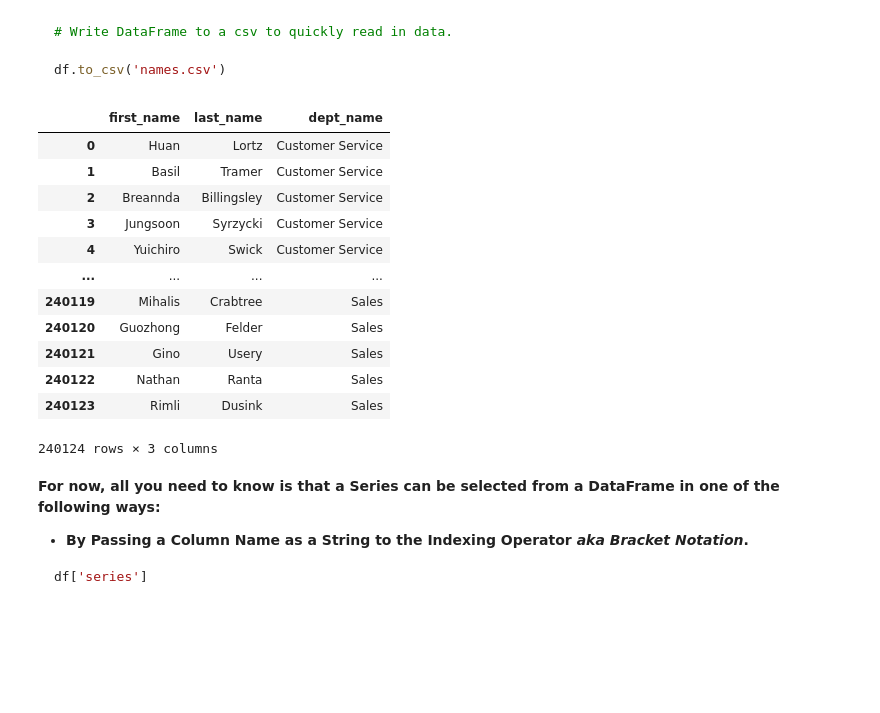
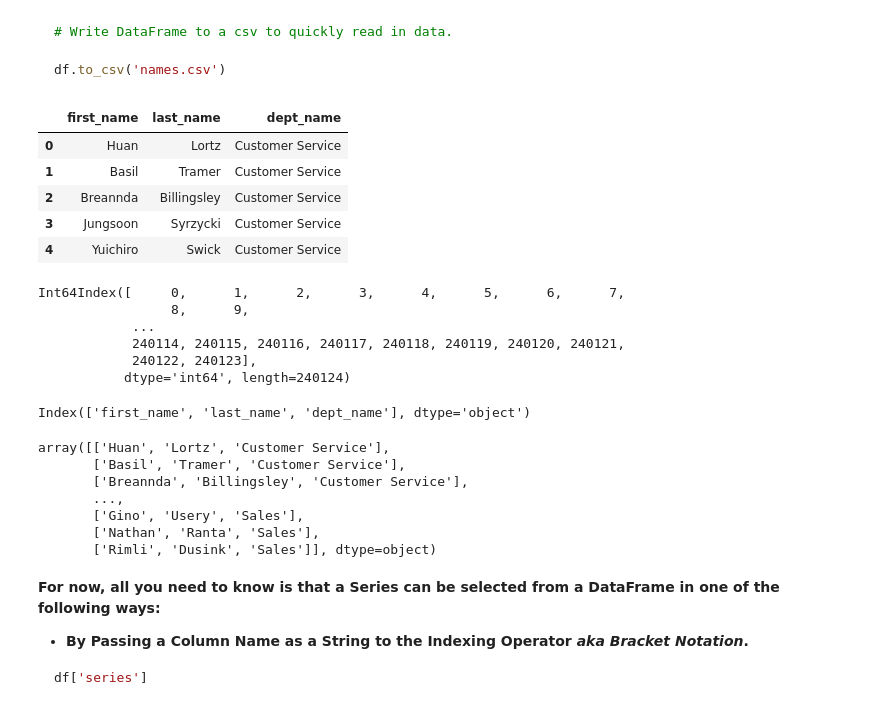
Before and after one commit to faithkane3/e_python, a Jupyter notebook: pandas_series_lesson.ipynb, the cells around one changed output. Saved outputs shown, nothing was run; the diff lists cells and outputs as text; code cells hidden in the pictures; blank space fills up the shorter version.

Commit message:
Commit my created dataframe and series images

```diff
--- a/pandas_series_lesson.ipynb
+++ b/pandas_series_lesson.ipynb
@@ -128,29 +146,47 @@ df.to_csv('names.csv')
 # %%
 # Read data in from my csv to a pandas DataFrame.
 
-pd.read_csv('names.csv', index_col=0)
+df = pd.read_csv('names.csv', index_col=0)
-# %% [output]
-|  | first_name | last_name | dept_name |
-| 0 | Huan | Lortz | Customer Service |
-| 1 | Basil | Tramer | Customer Service |
-| 2 | Breannda | Billingsley | Customer Service |
-| 3 | Jungsoon | Syrzycki | Customer Service |
-| 4 | Yuichiro | Swick | Customer Service |
-| ... | ... | ... | ... |
-| 240119 | Mihalis | Crabtree | Sales |
-| 240120 | Guozhong | Felder | Sales |
-| 240121 | Gino | Usery | Sales |
-| 240122 | Nathan | Ranta | Sales |
-| 240123 | Rimli | Dusink | Sales |
-240124 rows × 3 columns
 # %%
 # This is a pandas DataFrame from which I will select Series I want to use below.
+
+df.head()
+# %% [output]
+|  | first_name | last_name | dept_name |
+| 0 | Huan | Lortz | Customer Service |
+| 1 | Basil | Tramer | Customer Service |
+| 2 | Breannda | Billingsley | Customer Service |
+| 3 | Jungsoon | Syrzycki | Customer Service |
+| 4 | Yuichiro | Swick | Customer Service |
 # %%
 # How can we return information about the index of this DataFrame?
+
+df.index
+# %% [output]
+Int64Index([     0,      1,      2,      3,      4,      5,      6,      7,
+                 8,      9,
+            ...
+            240114, 240115, 240116, 240117, 240118, 240119, 240120, 240121,
+            240122, 240123],
+           dtype='int64', length=240124)
 # %%
 # How can we return information about the columns of this DataFrame?
+
+df.columns
+# %% [output]
+Index(['first_name', 'last_name', 'dept_name'], dtype='object')
 # %%
 # How can we return information about the values of this DataFrame?
+
+df.values
+# %% [output]
+array([['Huan', 'Lortz', 'Customer Service'],
+       ['Basil', 'Tramer', 'Customer Service'],
+       ['Breannda', 'Billingsley', 'Customer Service'],
+       ...,
+       ['Gino', 'Usery', 'Sales'],
+       ['Nathan', 'Ranta', 'Sales'],
+       ['Rimli', 'Dusink', 'Sales']], dtype=object)
 # %% [markdown]
 **For now, all you need to know is that a Series can be selected from a DataFrame in one of the following ways:**
 
```
Also changed, not shown: parts of 62 cells of this notebook, 1 other file.
